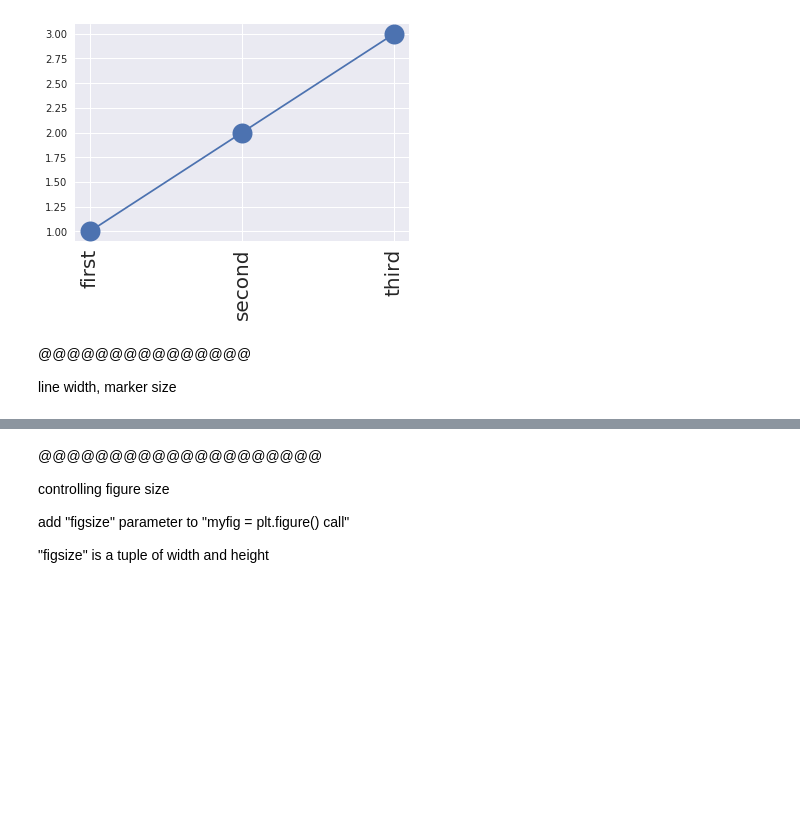
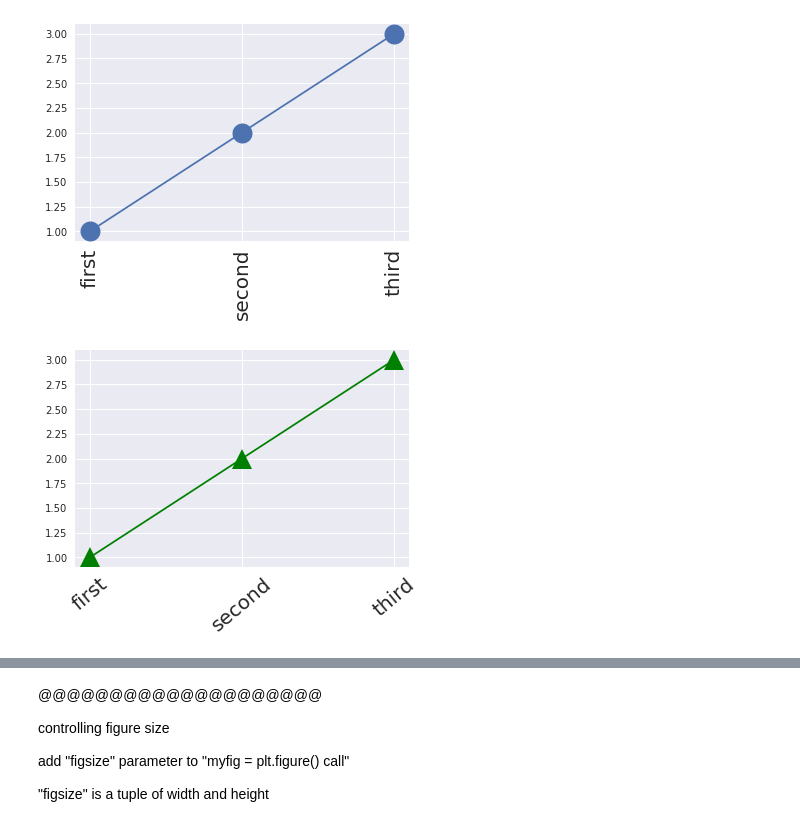
Before and after one commit to babinyurii/cheet_sheets, a Jupyter notebook: matplotlib_cheet_sheet.ipynb, the cells around one changed output, grey strips where cells are left out. Drawn from its saved outputs; the diff is of its cells as text; code cells hidden in the pictures; blank space fills up the shorter version.

```diff
--- a/matplotlib_cheet_sheet.ipynb
+++ b/matplotlib_cheet_sheet.ipynb
@@ -71,7 +71,13 @@ ax.set_xticklabels(labels, rotation="vertical", fontsize="20") # <<<< setting la
 plt.show()
 # %% [output]
 [figure]
-# %% [markdown]
-@@@@@@@@@@@@@@@
-
-line width, marker size
+# %%
+# and a bit easier way
+# with custom rotation
+fig2 = plt.figure()
+labels = ["first", "second", "third"] # <<< labels are stored in here
+plt.plot(range(1,4), range(1,4), marker="^", ms="20", c="green")
+plt.xticks([1,2,3], labels, rotation=40, fontsize=20) # <<<<< setting numbers of ticks and labels themselves. arrays must be of the same size
+plt.show()
+# %% [output]
+[figure, added]
```
Also changed, not shown: parts of 10 cells of this notebook.
